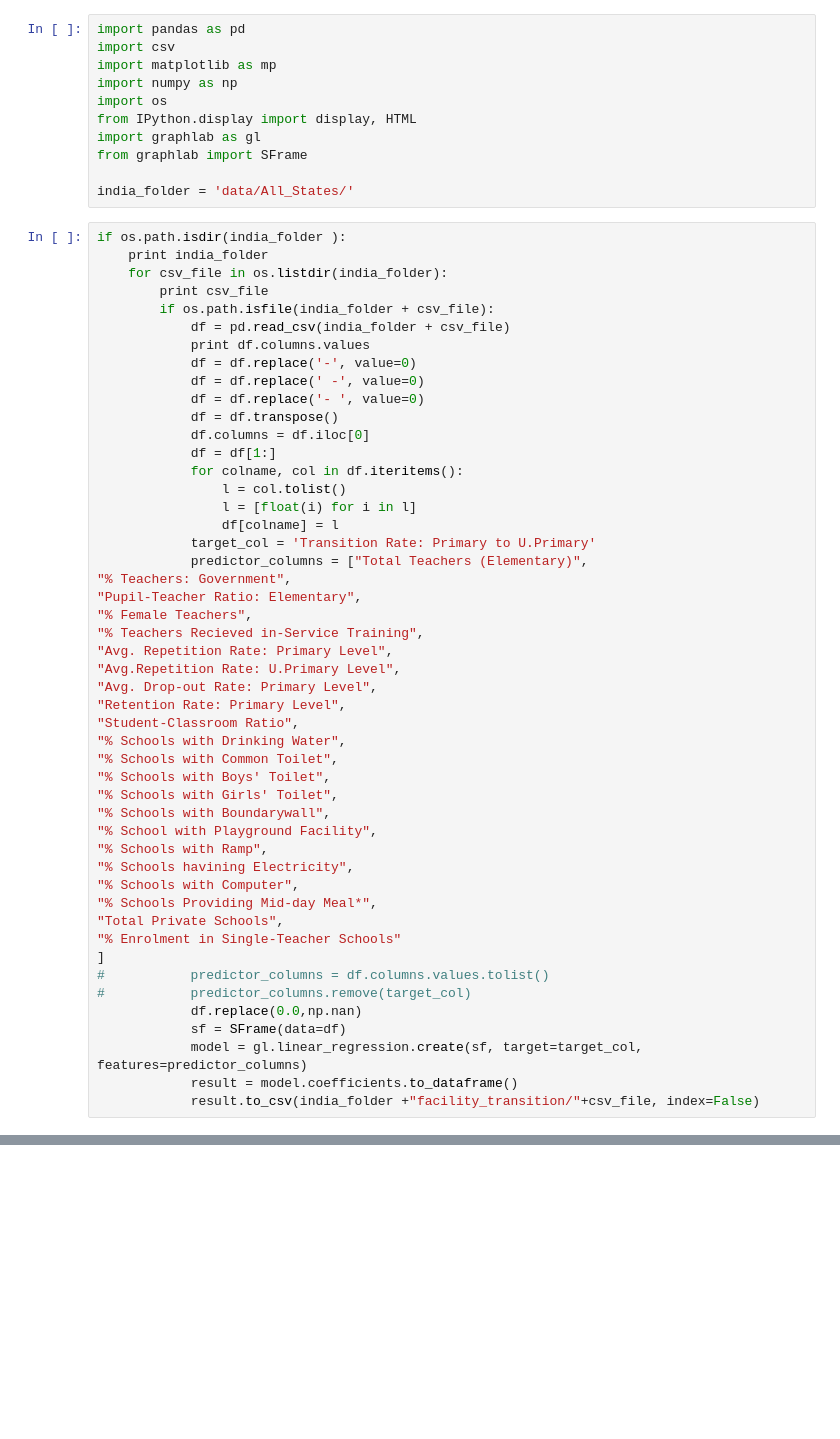
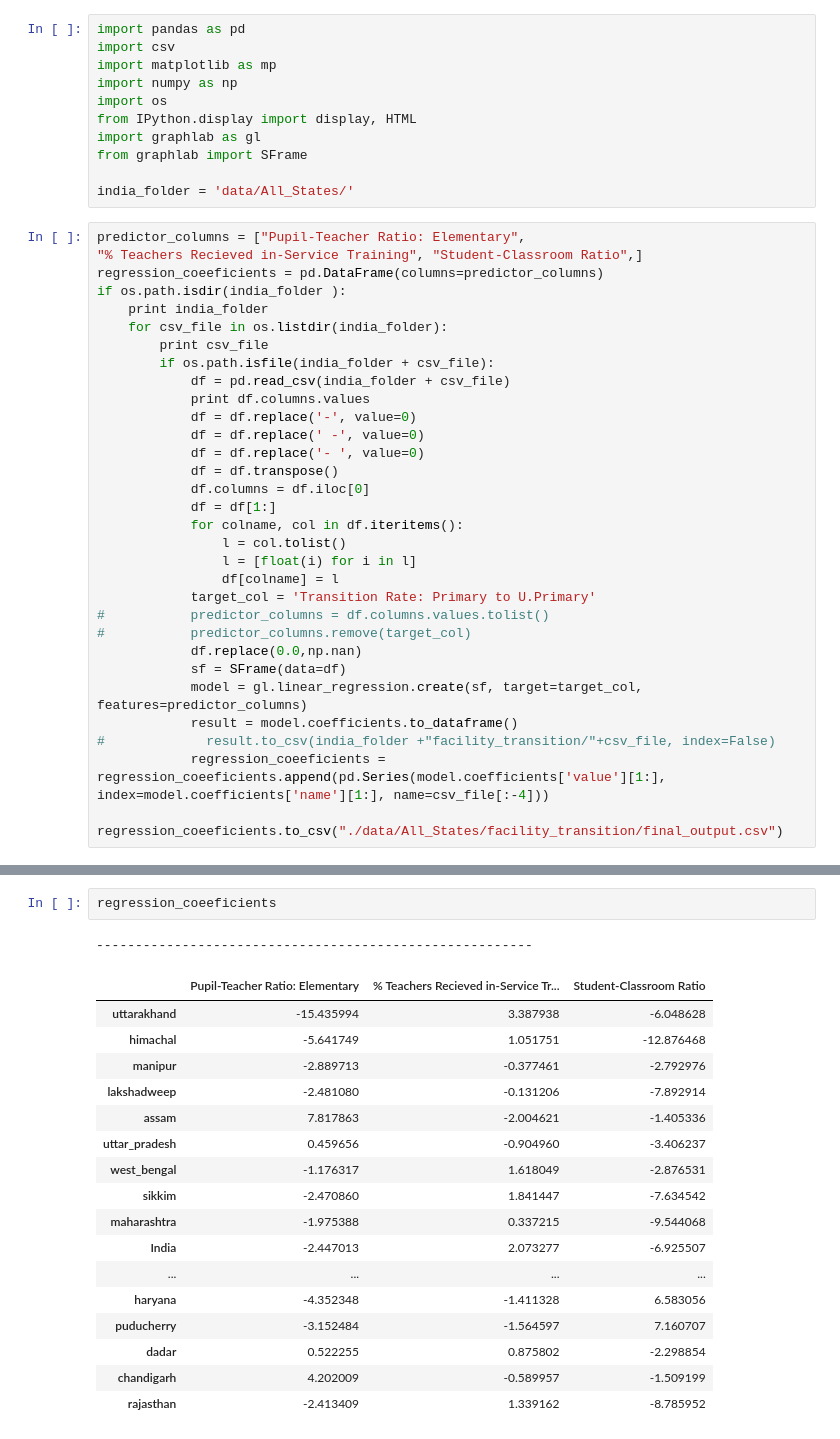
Before and after one commit to Rj7/IndianSchoolDropouts, a Jupyter notebook: graphplot_and_sample.ipynb, the cells around one changed output, grey strips where cells are left out. Drawn from its saved outputs; the diff is of its cells as text; blank space fills up the shorter version.

Commit message:
combine regression output in one file

```diff
--- a/graphplot_and_sample.ipynb
+++ b/graphplot_and_sample.ipynb
@@ -10,6 +10,9 @@ from graphlab import SFrame
 
 india_folder = 'data/All_States/'
 # %%
+predictor_columns = ["Pupil-Teacher Ratio: Elementary",
+"% Teachers Recieved in-Service Training", "Student-Classroom Ratio",]
+regression_coeeficients = pd.DataFrame(columns=predictor_columns)
 if os.path.isdir(india_folder ):
     print india_folder
     for csv_file in os.listdir(india_folder):
@@ -28,36 +31,15 @@ if os.path.isdir(india_folder ):
                 l = [float(i) for i in l]
                 df[colname] = l
             target_col = 'Transition Rate: Primary to U.Primary'
-            predictor_columns = ["Total Teachers (Elementary)",
-"% Teachers: Government",
-"Pupil-Teacher Ratio: Elementary",
-"% Female Teachers",
-"% Teachers Recieved in-Service Training",
-"Avg. Repetition Rate: Primary Level",
-"Avg.Repetition Rate: U.Primary Level",
-"Avg. Drop-out Rate: Primary Level",
-"Retention Rate: Primary Level",
-"Student-Classroom Ratio",
-"% Schools with Drinking Water",
-"% Schools with Common Toilet",
-"% Schools with Boys' Toilet",
-"% Schools with Girls' Toilet",
-"% Schools with Boundarywall",
-"% School with Playground Facility",
-"% Schools with Ramp",
-"% Schools havining Electricity",
-"% Schools with Computer",
-"% Schools Providing Mid-day Meal*",
-"Total Private Schools",
-"% Enrolment in Single-Teacher Schools"
-]
 #           predictor_columns = df.columns.values.tolist()
 #           predictor_columns.remove(target_col)
             df.replace(0.0,np.nan)
             sf = SFrame(data=df)
             model = gl.linear_regression.create(sf, target=target_col, features=predictor_columns)
             result = model.coefficients.to_dataframe()
-            result.to_csv(india_folder +"facility_transition/"+csv_file, index=False)
+#             result.to_csv(india_folder +"facility_transition/"+csv_file, index=False)
+            regression_coeeficients = regression_coeeficients.append(pd.Series(model.coefficients['value'][1:], index=model.coefficients['name'][1:], name=csv_file[:-4]))
+    regression_coeeficients.to_csv("./data/All_States/facility_transition/final_output.csv")
 # %% [output]
 data/All_States/
 uttarakhand.csv
@@ -78,0 +61,21 @@ Starting Newton Method
+# %%
+regression_coeeficients
+# %% [output]
+--------------------------------------------------------
+|  | Pupil-Teacher Ratio: Elementary | % Teachers Recieved in-Service Tr... | Student-Classroom Ratio |
+| uttarakhand | -15.435994 | 3.387938 | -6.048628 |
+| himachal | -5.641749 | 1.051751 | -12.876468 |
+| manipur | -2.889713 | -0.377461 | -2.792976 |
+| lakshadweep | -2.481080 | -0.131206 | -7.892914 |
+| assam | 7.817863 | -2.004621 | -1.405336 |
+| uttar_pradesh | 0.459656 | -0.904960 | -3.406237 |
+| west_bengal | -1.176317 | 1.618049 | -2.876531 |
+| sikkim | -2.470860 | 1.841447 | -7.634542 |
+| maharashtra | -1.975388 | 0.337215 | -9.544068 |
+| India | -2.447013 | 2.073277 | -6.925507 |
+| ... | ... | ... | ... |
+| haryana | -4.352348 | -1.411328 | 6.583056 |
+| puducherry | -3.152484 | -1.564597 | 7.160707 |
+| dadar | 0.522255 | 0.875802 | -2.298854 |
+| chandigarh | 4.202009 | -0.589957 | -1.509199 |
+| rajasthan | -2.413409 | 1.339162 | -8.785952 |
```
Also changed, not shown: parts of 2 cells of this notebook, 1 other file.
